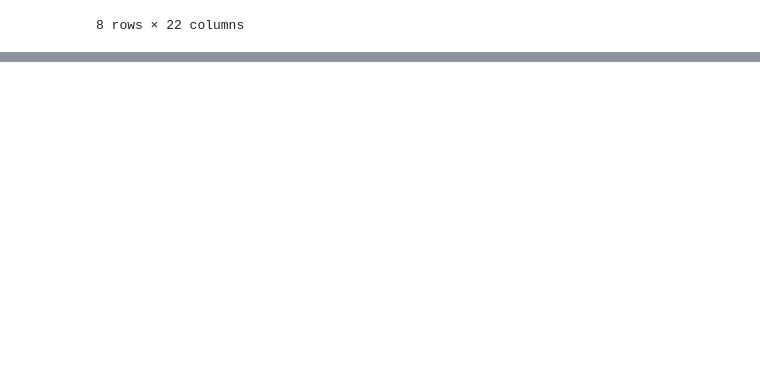
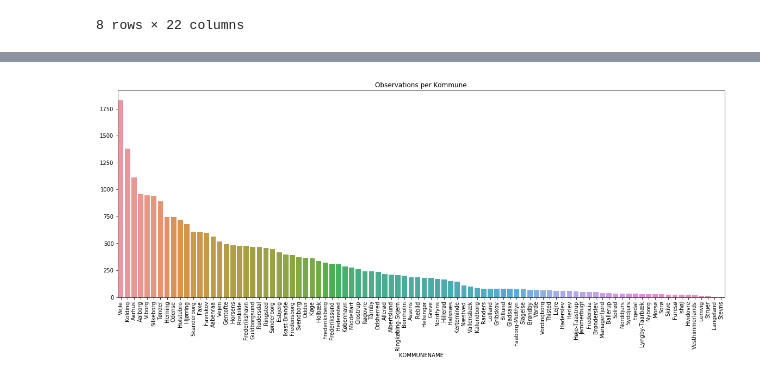
Before and after one commit to IncioMan/socialdata, a Jupyter notebook: Final Project/Dataset exploration.ipynb, the cells around one changed output, grey strips where cells are left out. Cells and saved outputs as stored; diff of their text form; code cells hidden in the pictures; blank space fills up the shorter version.

```diff
--- a/Final Project/Dataset exploration.ipynb
+++ b/Final Project/Dataset exploration.ipynb
@@ -107,0 +114,3 @@ traffic_data.describe()
+# %%
+#Remove observations with unexsting kommune code
+traffic_data = traffic_data[traffic_data.KOMMUNE.isin(kommune_dictionary.values())]
@@ -107,0 +132,10 @@ traffic_data.describe()
+# %%
+traffic_data['KOMMUNENAME'] = traffic_data.KOMMUNE.map(inverse_dictionary)
+# %%
+plt.figure(figsize=(20,7))
+plt.title("Observations per Kommune")
+df = traffic_data.groupby('KOMMUNENAME').FID.count().sort_values(ascending = False)
+ax = sns.barplot(df.keys(), df.values, order=df.keys())
+plt.setp(ax.get_xticklabels(), rotation=90);
+# %% [output]
+[figure, added]
```
Also changed, not shown: parts of 30 cells of this notebook.
